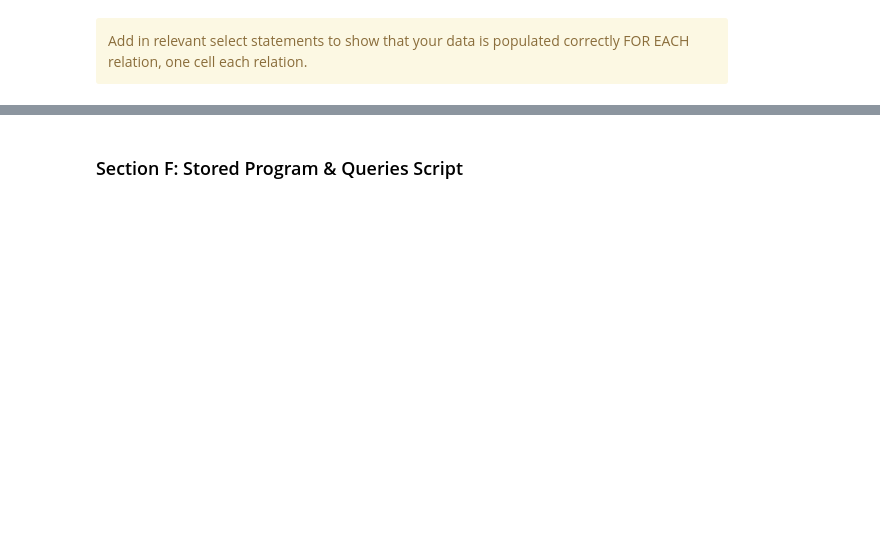
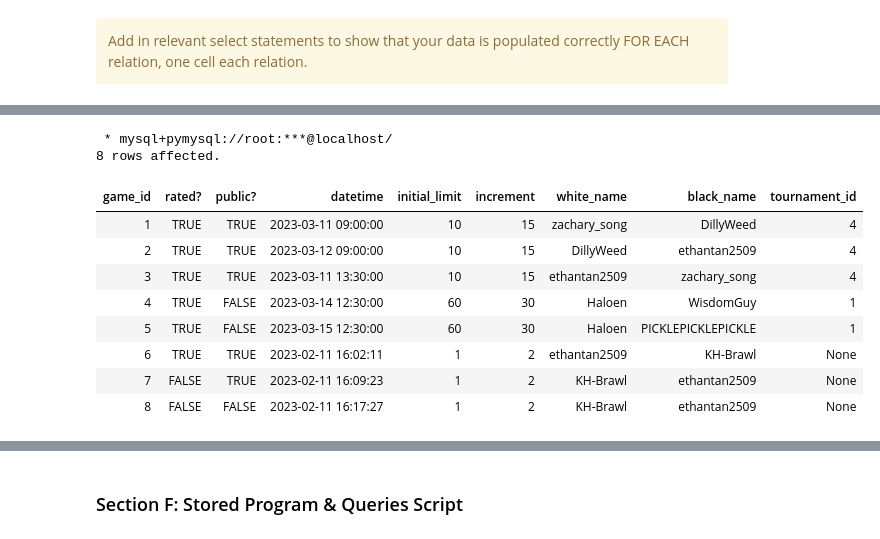
Before and after one commit to Hal0g3n/CS6131, a Jupyter notebook: Reports/CS6131+Project+Final+Report.ipynb, the cells around one changed output, grey strips where cells are left out. Saved outputs shown, nothing was run; the diff lists cells and outputs as text; code cells hidden in the pictures; blank space fills up the shorter version.

```diff
--- a/Reports/CS6131+Project+Final+Report.ipynb
+++ b/Reports/CS6131+Project+Final+Report.ipynb
@@ -99,0 +784,17 @@ Add in relevant select statements to show that your data is populated correctly
+# %%
+%%sql
+-- Hid the PGN because its super big
+SELECT game_id, IF(is_rated, "TRUE", "FALSE") "rated?", IF(is_public, "TRUE", "FALSE") "public?", datetime, initial_limit, increment, white_name, black_name, tournament_id
+FROM Games;
+# %% [output]
+ * mysql+pymysql://root:***@localhost/
+8 rows affected.
+| game_id | rated? | public? | datetime | initial_limit | increment | white_name | black_name | tournament_id |
+| 1 | TRUE | TRUE | 2023-03-11 09:00:00 | 10 | 15 | zachary_song | DillyWeed | 4 |
+| 2 | TRUE | TRUE | 2023-03-12 09:00:00 | 10 | 15 | DillyWeed | ethantan2509 | 4 |
+| 3 | TRUE | TRUE | 2023-03-11 13:30:00 | 10 | 15 | ethantan2509 | zachary_song | 4 |
+| 4 | TRUE | FALSE | 2023-03-14 12:30:00 | 60 | 30 | Haloen | WisdomGuy | 1 |
+| 5 | TRUE | FALSE | 2023-03-15 12:30:00 | 60 | 30 | Haloen | PICKLEPICKLEPICKLE | 1 |
+| 6 | TRUE | TRUE | 2023-02-11 16:02:11 | 1 | 2 | ethantan2509 | KH-Brawl | None |
+| 7 | FALSE | TRUE | 2023-02-11 16:09:23 | 1 | 2 | KH-Brawl | ethantan2509 | None |
+| 8 | FALSE | FALSE | 2023-02-11 16:17:27 | 1 | 2 | KH-Brawl | ethantan2509 | None |
```
Also changed, not shown: parts of 42 cells of this notebook, 23 other files.
